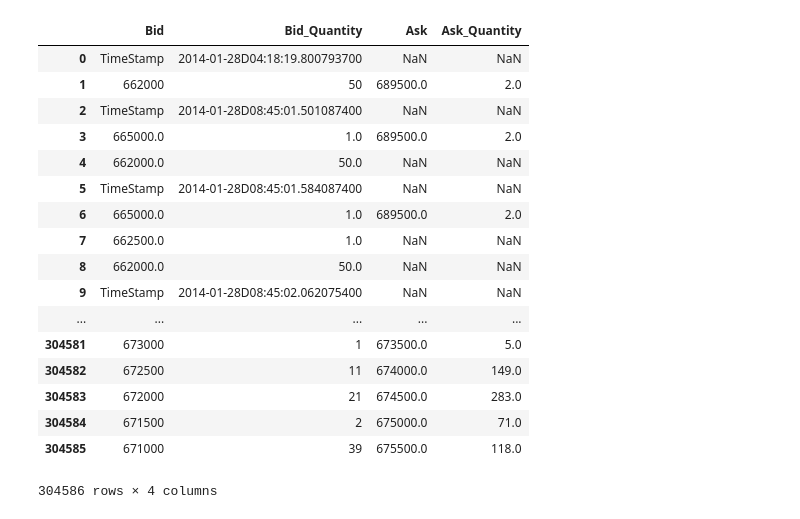
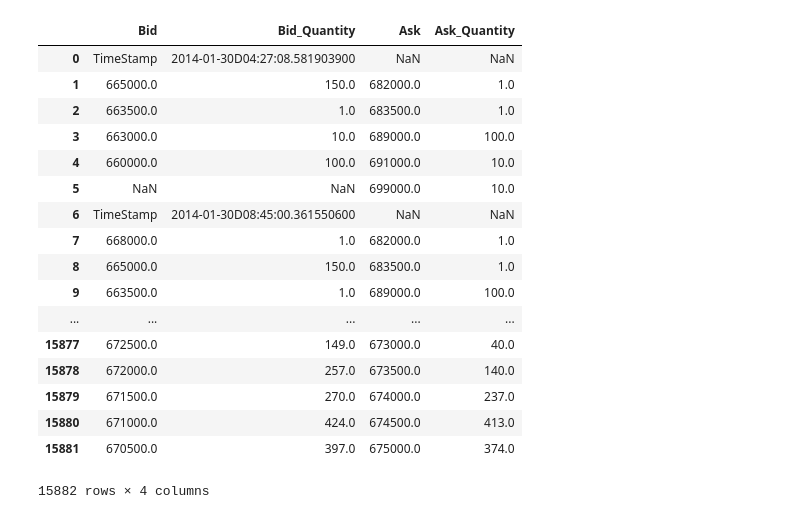
Before and after one commit to rorysroes/SGX-Full-OrderBook-Tick-Data-Trading-Strategy, a Jupyter notebook: order_book_final_transform-Copy1.ipynb, the cells around one changed output. Drawn from its saved outputs; the diff is of its cells as text; code cells hidden in the pictures.

```diff
--- a/order_book_final_transform-Copy1.ipynb
+++ b/order_book_final_transform-Copy1.ipynb
@@ -652,21 +631,21 @@ NameError: name 'x1' is not defined
 # %%
-pd.read_table('order_book_2014_1_28.csv',sep=',')
+pd.read_table('order_book_2014_1_30.csv',sep=',')
 # %% [output]
 |  | Bid | Bid_Quantity | Ask | Ask_Quantity |
-| 0 | TimeStamp | 2014-01-28D04:18:19.800793700 | NaN | NaN |
-| 1 | 662000 | 50 | 689500.0 | 2.0 |
-| 2 | TimeStamp | 2014-01-28D08:45:01.501087400 | NaN | NaN |
-| 3 | 665000.0 | 1.0 | 689500.0 | 2.0 |
-| 4 | 662000.0 | 50.0 | NaN | NaN |
-| 5 | TimeStamp | 2014-01-28D08:45:01.584087400 | NaN | NaN |
-| 6 | 665000.0 | 1.0 | 689500.0 | 2.0 |
-| 7 | 662500.0 | 1.0 | NaN | NaN |
-| 8 | 662000.0 | 50.0 | NaN | NaN |
-| 9 | TimeStamp | 2014-01-28D08:45:02.062075400 | NaN | NaN |
+| 0 | TimeStamp | 2014-01-30D04:27:08.581903900 | NaN | NaN |
+| 1 | 665000.0 | 150.0 | 682000.0 | 1.0 |
+| 2 | 663500.0 | 1.0 | 683500.0 | 1.0 |
+| 3 | 663000.0 | 10.0 | 689000.0 | 100.0 |
+| 4 | 660000.0 | 100.0 | 691000.0 | 10.0 |
+| 5 | NaN | NaN | 699000.0 | 10.0 |
+| 6 | TimeStamp | 2014-01-30D08:45:00.361550600 | NaN | NaN |
+| 7 | 668000.0 | 1.0 | 682000.0 | 1.0 |
+| 8 | 665000.0 | 150.0 | 683500.0 | 1.0 |
+| 9 | 663500.0 | 1.0 | 689000.0 | 100.0 |
 | ... | ... | ... | ... | ... |
-| 304581 | 673000 | 1 | 673500.0 | 5.0 |
-| 304582 | 672500 | 11 | 674000.0 | 149.0 |
-| 304583 | 672000 | 21 | 674500.0 | 283.0 |
-| 304584 | 671500 | 2 | 675000.0 | 71.0 |
-| 304585 | 671000 | 39 | 675500.0 | 118.0 |
+| 15877 | 672500.0 | 149.0 | 673000.0 | 40.0 |
+| 15878 | 672000.0 | 257.0 | 673500.0 | 140.0 |
+| 15879 | 671500.0 | 270.0 | 674000.0 | 237.0 |
+| 15880 | 671000.0 | 424.0 | 674500.0 | 413.0 |
+| 15881 | 670500.0 | 397.0 | 675000.0 | 374.0 |
-304586 rows × 4 columns
+15882 rows × 4 columns
```
Also changed, not shown: parts of 5 cells of this notebook, 1 other file.
